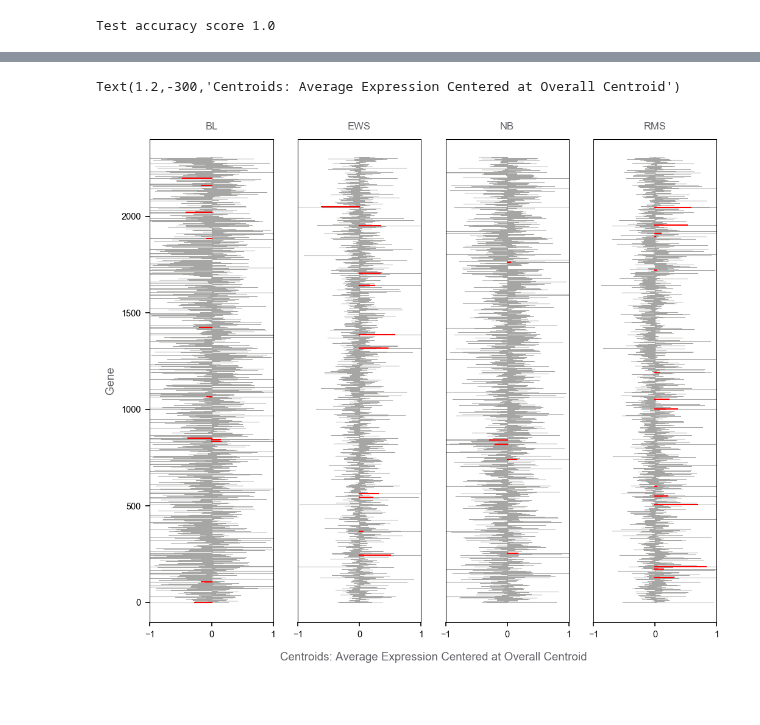
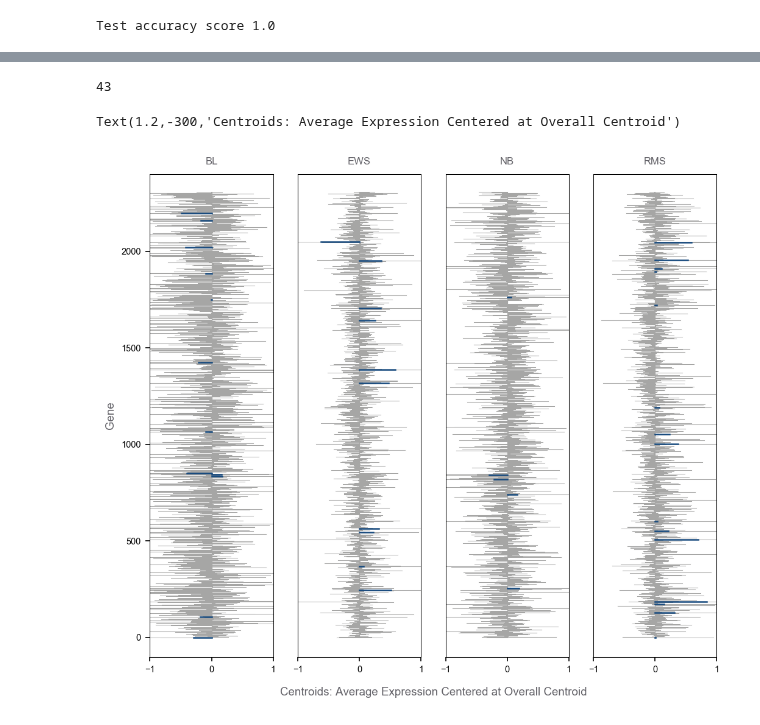
Before and after one commit to empathy87/The-Elements-of-Statistical-Learning-Python-Notebooks, a Jupyter notebook: examples/SRBCT Microarray.ipynb, the cells around one changed output, grey strips where cells are left out. Cells and saved outputs as stored; diff of their text form; code cells hidden in the pictures.

Commit message:
SRBCT plots drawing

```diff
--- a/examples/SRBCT Microarray.ipynb
+++ b/examples/SRBCT Microarray.ipynb
@@ -176,33 +199,36 @@ plt.plot(deltas, err_train)
 # %%
-sc = ShrunkenCentroid(delta=4.38).fit(X_train, y_train)
+sc = ShrunkenCentroid(delta=4.34).fit(X_train, y_train)
+sc.features_used_
+# %% [output]
+43
 # %%
 def plot_means(ax, model, class_index, title, hide_y_labels=True):
     means = sc.centroids_[class_index] - sc.overall_centroid_
     d_shrunken = sc.shrunken_centroids_[class_index] - sc.overall_centroid_
     for i in range(means.shape[0]):
         ax.plot([0, means[i]], [i, i], linewidth=0.5, color=GRAY8)
     for i in range(d_shrunken.shape[0]):
         if d_shrunken[i] == 0:
             continue
-        ax.plot([0, d_shrunken[i]], [i, i], linewidth=1, color='red')
+        ax.plot([0, d_shrunken[i]], [i, i], linewidth=1.2, color='#174A7E')
     ax.set_xlim(-1, 1)
     ax.set_ylim(-100, 2400)
     for i in ax.get_yticklabels() + ax.get_xticklabels():
         i.set_fontsize(7)
     if hide_y_labels:
         ax.tick_params(labelleft=False, left=False)
     else:
         ax.set_ylabel('Gene', color=GRAY4, fontsize=9)
     ax.text(0, 2450, title, color=GRAY4, fontsize=8,
                 horizontalalignment='center')
 
 fig, axarr = plt.subplots(1, 4, sharex=True, sharey=True, figsize=(8, 7), dpi=150)
 plot_means(axarr[0], sc, 0, 'BL', False)
 plot_means(axarr[1], sc, 1, 'EWS')
 plot_means(axarr[2], sc, 2, 'NB')
 plot_means(axarr[3], sc, 3, 'RMS')
 axarr[1].text(1.2, -300, 'Centroids: Average Expression Centered at Overall Centroid',
               color=GRAY4, fontsize=9, horizontalalignment='center')
 # %% [output]
 Text(1.2,-300,'Centroids: Average Expression Centered at Overall Centroid')
-[figure, old version]
+[figure, new version]
```
Also changed, not shown: parts of 7 cells of this notebook.
